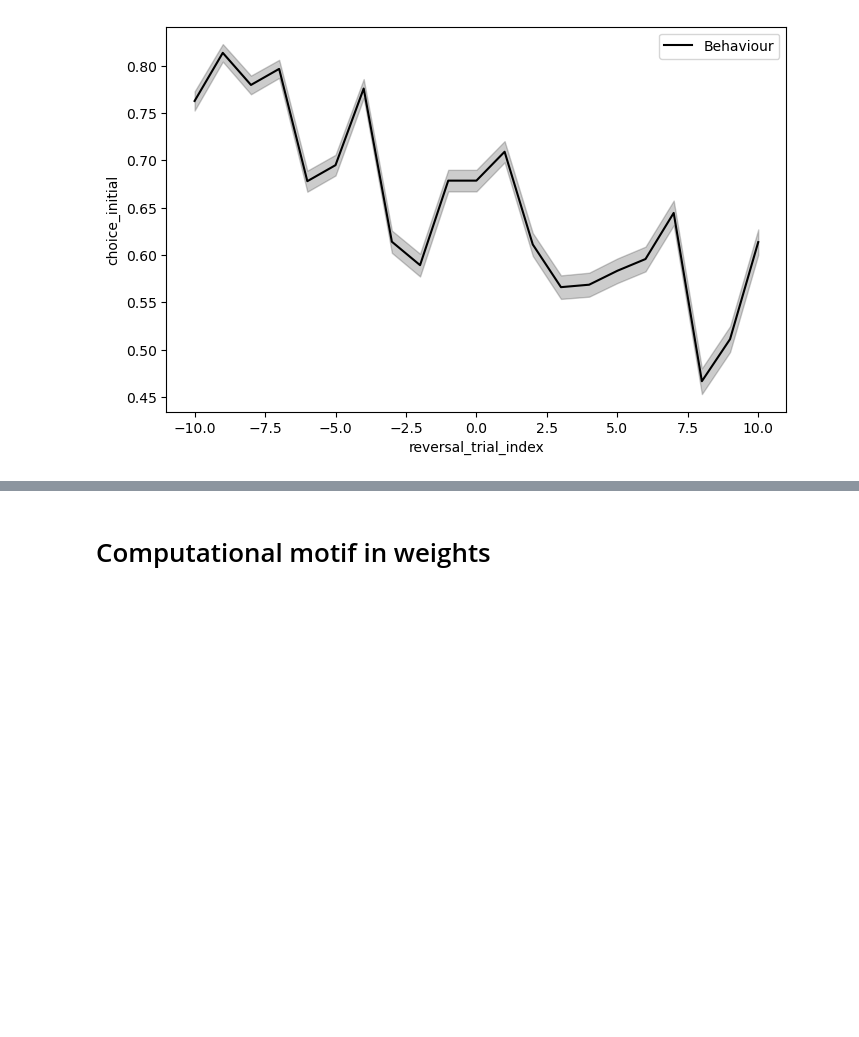
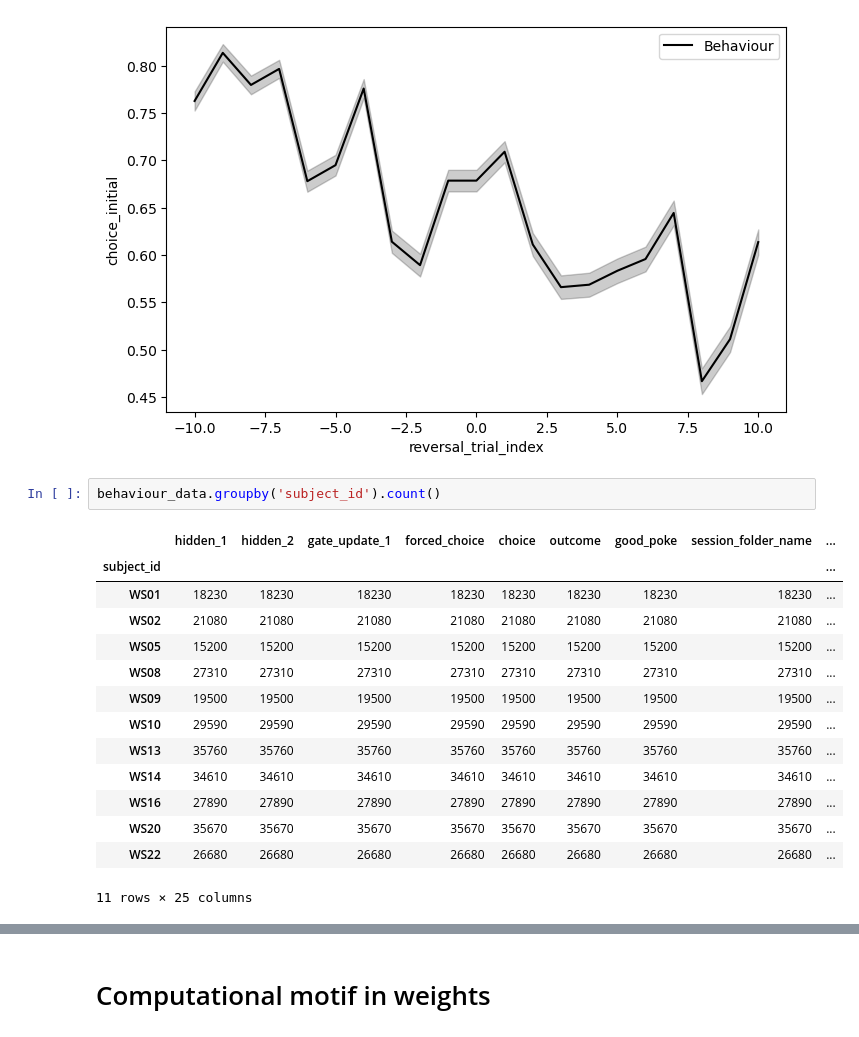
Before and after one commit to charlesdgburns/NM_TinyRNN, a Jupyter notebook: notebooks/monoGRU_mechanisms.ipynb, the cells around one changed output, grey strips where cells are left out. Saved outputs shown, nothing was run; the diff lists cells and outputs as text; blank space fills up the shorter version.

```diff
--- a/notebooks/monoGRU_mechanisms.ipynb
+++ b/notebooks/monoGRU_mechanisms.ipynb
@@ -251,3 +258,20 @@ sns.lineplot(subject_data, x='reversal_trial_index', y='choice_initial',
 # %% [output]
 <Axes: xlabel='reversal_trial_index', ylabel='choice_initial'>
 [figure]
+# %%
+behaviour_data.groupby('subject_id').count()
+# %% [output]
+|  | hidden_1 | hidden_2 | gate_update_1 | forced_choice | choice | outcome | good_poke | session_folder_name | ... |
+| subject_id |  |  |  |  |  |  |  |  | ... |
+| WS01 | 18230 | 18230 | 18230 | 18230 | 18230 | 18230 | 18230 | 18230 | ... |
+| WS02 | 21080 | 21080 | 21080 | 21080 | 21080 | 21080 | 21080 | 21080 | ... |
+| WS05 | 15200 | 15200 | 15200 | 15200 | 15200 | 15200 | 15200 | 15200 | ... |
+| WS08 | 27310 | 27310 | 27310 | 27310 | 27310 | 27310 | 27310 | 27310 | ... |
+| WS09 | 19500 | 19500 | 19500 | 19500 | 19500 | 19500 | 19500 | 19500 | ... |
+| WS10 | 29590 | 29590 | 29590 | 29590 | 29590 | 29590 | 29590 | 29590 | ... |
+| WS13 | 35760 | 35760 | 35760 | 35760 | 35760 | 35760 | 35760 | 35760 | ... |
+| WS14 | 34610 | 34610 | 34610 | 34610 | 34610 | 34610 | 34610 | 34610 | ... |
+| WS16 | 27890 | 27890 | 27890 | 27890 | 27890 | 27890 | 27890 | 27890 | ... |
+| WS20 | 35670 | 35670 | 35670 | 35670 | 35670 | 35670 | 35670 | 35670 | ... |
+| WS22 | 26680 | 26680 | 26680 | 26680 | 26680 | 26680 | 26680 | 26680 | ... |
+11 rows × 25 columns
```
Also changed, not shown: parts of 8 cells of this notebook, 1 other file.
